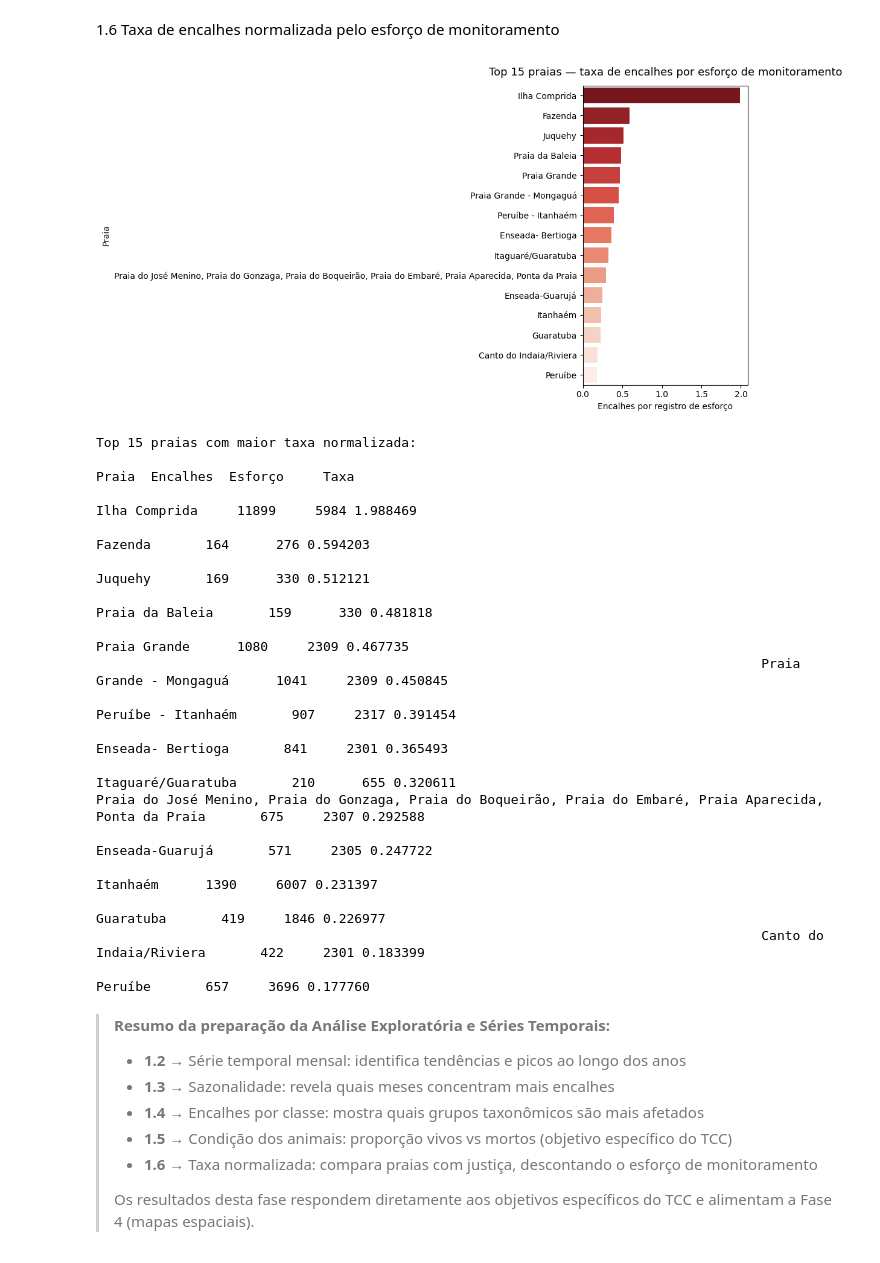
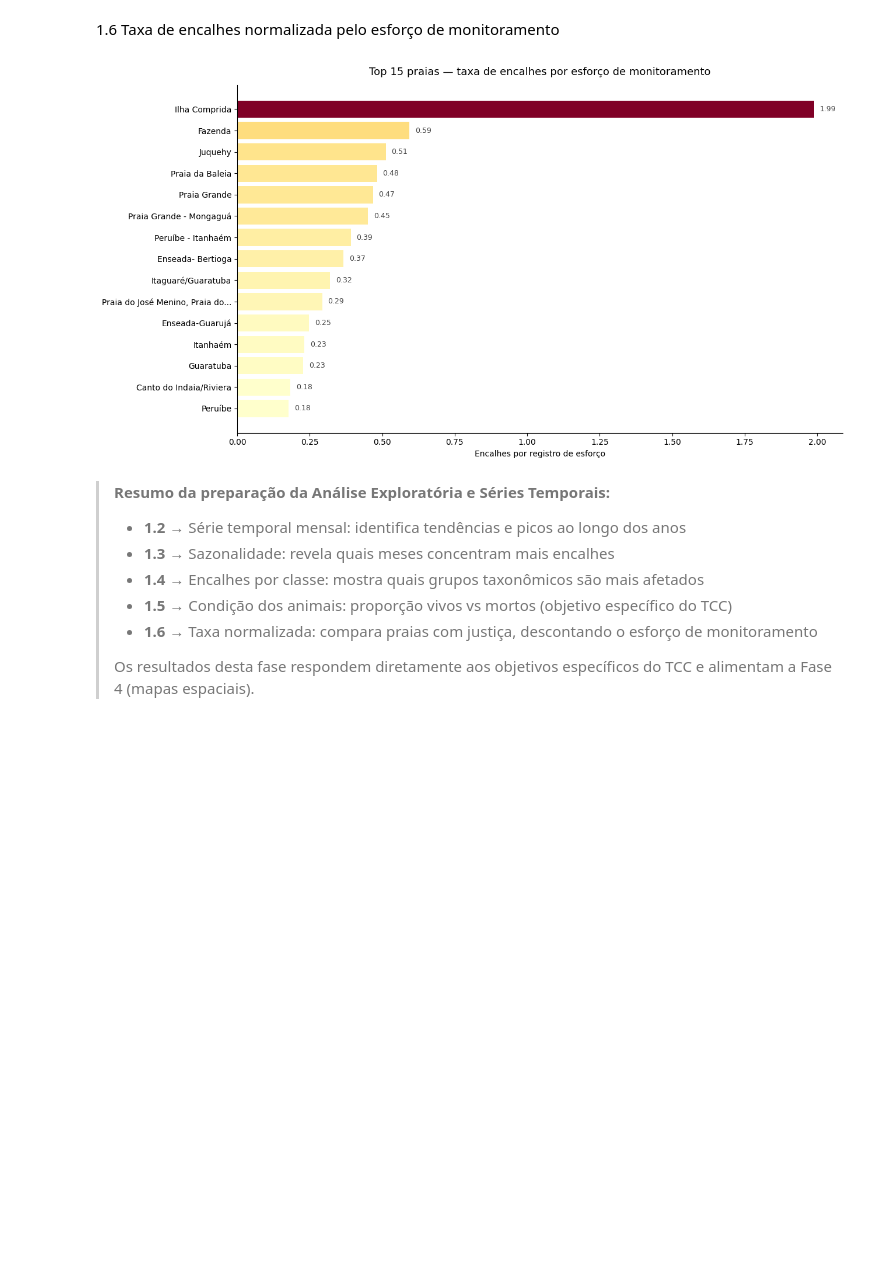
Before and after one commit to JonasCandid0/TCC-Univesp, a Jupyter notebook: tcc_analise_espacial_simba.ipynb, the cells around one changed output. Saved outputs shown, nothing was run; the diff lists cells and outputs as text; code cells hidden in the pictures; blank space fills up the shorter version.

```diff
--- a/tcc_analise_espacial_simba.ipynb
+++ b/tcc_analise_espacial_simba.ipynb
@@ -512,54 +515,40 @@ plt.show()
 # %% [markdown]
 1.6 Taxa de encalhes normalizada pelo esforço de monitoramento
 # %%
-# Conta encalhes por praia
+# Conta encalhes e esforço por praia e calcula a taxa
 encalhes_por_praia = df_master['Praia'].value_counts().reset_index()
 encalhes_por_praia.columns = ['Praia', 'Encalhes']
 
-# Conta registros de esforço por praia
 esforco_por_praia = esforco_monitora_filtrada['Praia'].value_counts().reset_index()
 esforco_por_praia.columns = ['Praia', 'Esforço']
 
-# Cruza as duas tabelas
 taxa_normalizada = pd.merge(encalhes_por_praia, esforco_por_praia, on='Praia', how='inner')
-
-# Calcula a taxa: encalhes por unidade de esforço
 taxa_normalizada['Taxa'] = taxa_normalizada['Encalhes'] / taxa_normalizada['Esforço']
 taxa_normalizada = taxa_normalizada.sort_values('Taxa', ascending=False)
 
-# Top 15 praias com maior taxa real de encalhes
-top15 = taxa_normalizada.head(15)
+top15 = taxa_normalizada.head(15).copy()
+top15['Praia'] = top15['Praia'].apply(lambda x: x[:30] + '...' if len(x) > 30 else x)
 
-fig, ax = plt.subplots(figsize=(11, 6))
-sns.barplot(data=top15, x='Taxa', y='Praia', ax=ax,
-            hue='Praia', palette='Reds_r', legend=False)
+norm = plt.Normalize(top15['Taxa'].min(), top15['Taxa'].max())
+cmap = plt.get_cmap('YlOrRd')
+fig, ax = plt.subplots(figsize=(13, 7))
+
+bars = ax.barh(top15['Praia'], top15['Taxa'], color=[cmap(norm(v)) for v in top15['Taxa']])
+
+for bar, val in zip(bars, top15['Taxa']):
+    ax.text(bar.get_width() + top15['Taxa'].max() * 0.01, bar.get_y() + bar.get_height() / 2,
+            f'{val:.2f}', va='center', fontsize=9, color='#444')
+
 ax.set_title('Top 15 praias — taxa de encalhes por esforço de monitoramento', fontsize=13, pad=12)
 ax.set_xlabel('Encalhes por registro de esforço')
-ax.set_ylabel('Praia')
+ax.set_ylabel('')
+ax.invert_yaxis()
+ax.spines['top'].set_visible(False)
+ax.spines['right'].set_visible(False)
 plt.tight_layout()
 plt.show()
-
-print('\nTop 15 praias com maior taxa normalizada:')
-print(top15[['Praia','Encalhes','Esforço','Taxa']].to_string(index=False))
 # %% [output]
-[figure, old version]
+[figure, new version]
-Top 15 praias com maior taxa normalizada:
-                                                                                                       Praia  Encalhes  Esforço     Taxa
-                                                                                               Ilha Comprida     11899     5984 1.988469
-                                                                                                     Fazenda       164      276 0.594203
-                                                                                                     Juquehy       169      330 0.512121
-                                                                                             Praia da Baleia       159      330 0.481818
-                                                                                                Praia Grande      1080     2309 0.467735
-                                                                                     Praia Grande - Mongaguá      1041     2309 0.450845
-                                                                                          Peruíbe - Itanhaém       907     2317 0.391454
-                                                                                           Enseada- Bertioga       841     2301 0.365493
-                                                                                          Itaguaré/Guaratuba       210      655 0.320611
-Praia do José Menino, Praia do Gonzaga, Praia do Boqueirão, Praia do Embaré, Praia Aparecida, Ponta da Praia       675     2307 0.292588
-                                                                                             Enseada-Guarujá       571     2305 0.247722
-                                                                                                    Itanhaém      1390     6007 0.231397
-                                                                                                   Guaratuba       419     1846 0.226977
-                                                                                     Canto do Indaia/Riviera       422     2301 0.183399
-                                                                                                     Peruíbe       657     3696 0.177760
 # %% [markdown]
 > **Resumo da preparação da Análise Exploratória e Séries Temporais:**
 > - **1.2** → Série temporal mensal: identifica tendências e picos ao longo dos anos
```
Also changed, not shown: parts of 20 cells of this notebook.
